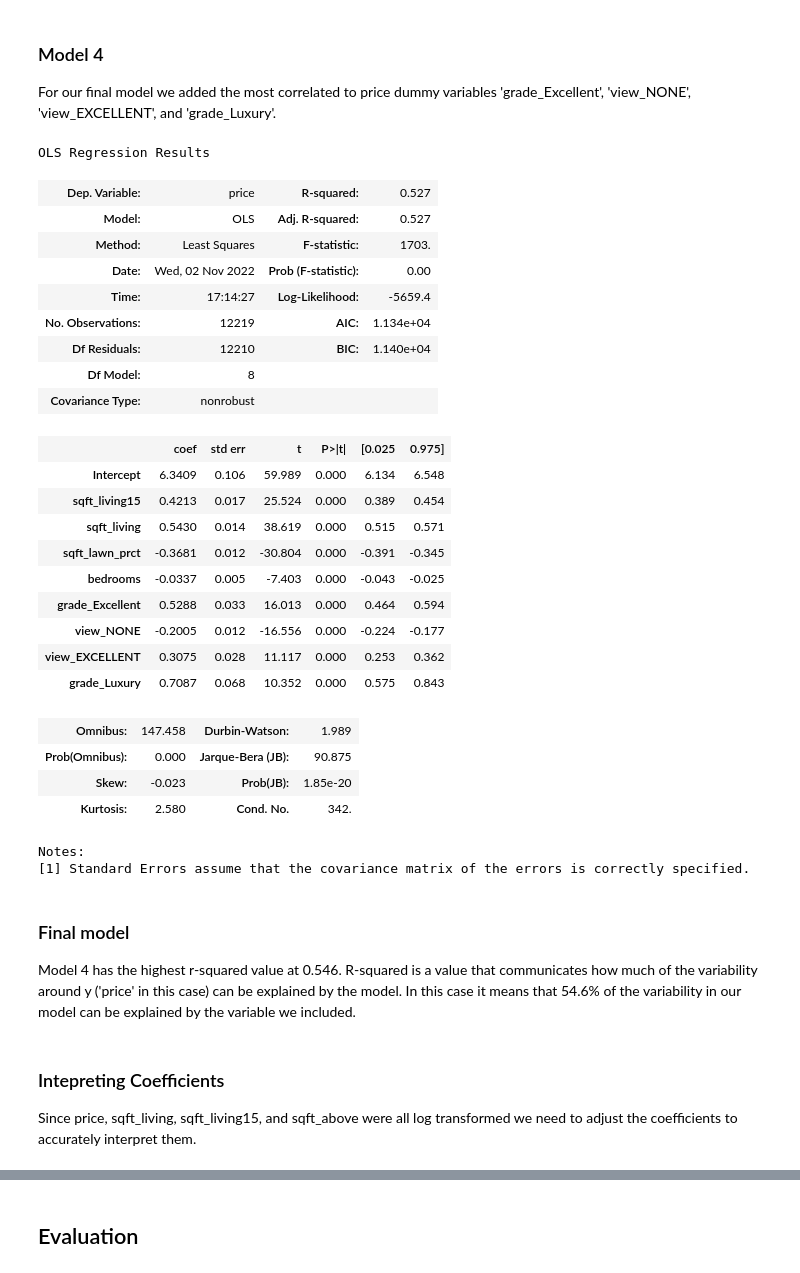
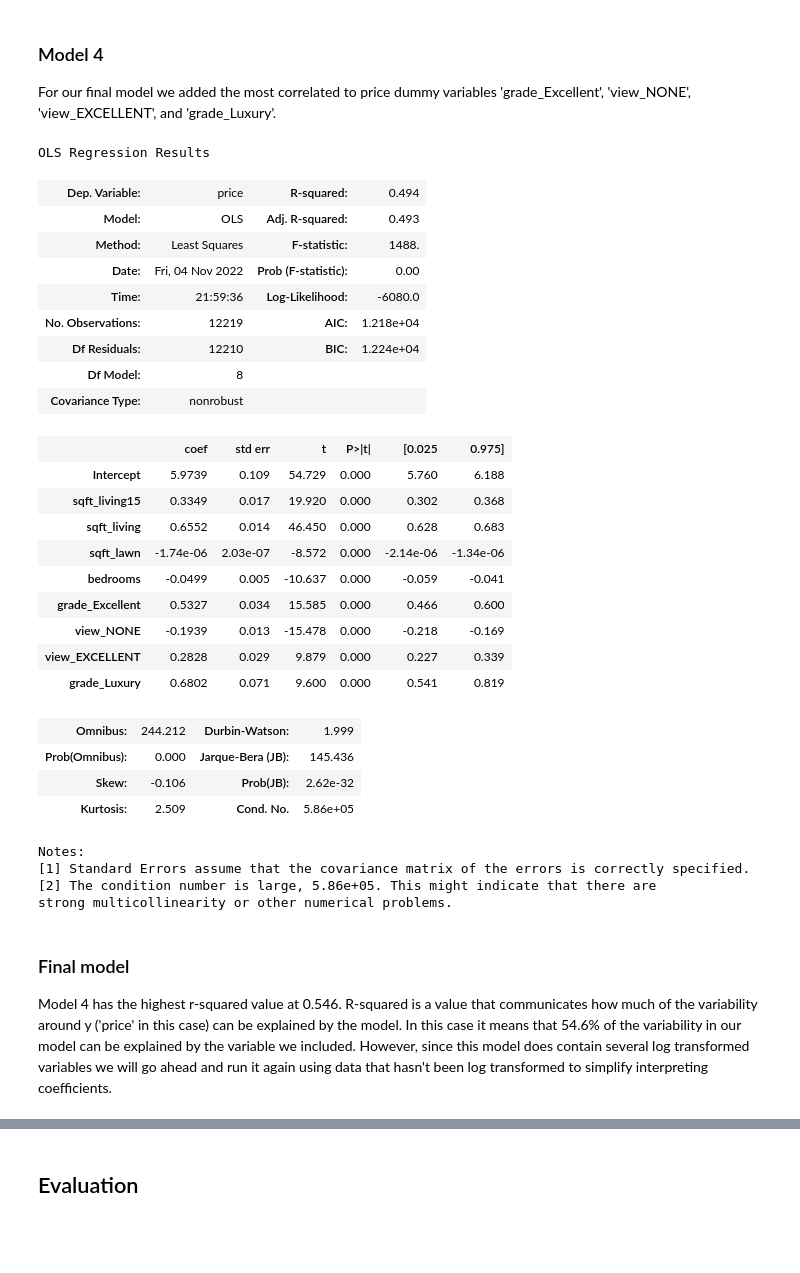
Before and after one commit to SSGrasland/Linear-Regression-on-Housing-Data, a Jupyter notebook: Phase 2 Project.ipynb, the cells around one changed output, grey strips where cells are left out. Cells and saved outputs as stored; diff of their text form; code cells hidden in the pictures; blank space fills up the shorter version.

Commit message:
modified log transformed variables

```diff
--- a/Phase 2 Project.ipynb
+++ b/Phase 2 Project.ipynb
@@ -242,15 +243,15 @@ data['sqft_lawn'] = data['sqft_lot'].subtract(data['sqft_living'])
 data['sqft_lawn15'] = data['sqft_lot15'].subtract(data['sqft_living15'])
 # %%
 #engineering columns that show lawn as percentage of the lot
-data['sqft_lawn_prct'] = data['sqft_lawn']/data['sqft_lot']
-data['sqft_lawn_prct15'] = data['sqft_lawn15']/data['sqft_lot15']
+#data['sqft_lawn_prct'] = data['sqft_lawn']/data['sqft_lot']
+#data['sqft_lawn_prct15'] = data['sqft_lawn15']/data['sqft_lot15']
 # %%
 #dropping sqft_lawn & sqft_lawn15 because they just needed to
 #engingeer sqft_lawn_prct & sqft_lawn_prct15
 #dropping zone because it was just needed to limit the dataset
 
-data.drop('sqft_lawn', axis=1, inplace=True)
-data.drop('sqft_lawn15', axis=1, inplace=True)
+#data.drop('sqft_lawn', axis=1, inplace=True)
+#data.drop('sqft_lawn15', axis=1, inplace=True)
 data.drop('zone', axis=1, inplace=True)
 # %% [markdown]
 The dataset now contains all columns needed for our analysis and is not missing any values.
@@ -604,38 +665,37 @@ Notes:
 For our final model we added the most correlated to price dummy variables 'grade_Excellent', 'view_NONE', 'view_EXCELLENT', and 'grade_Luxury'.
 # %%
 #adding highly correlated dummy variables
-Model_4 = smf.ols(formula='price ~ sqft_living15 + sqft_living + sqft_lawn_prct + bedrooms + grade_Excellent + view_NONE + view_EXCELLENT + grade_Luxury', data=data).fit()
+Model_4 = smf.ols(formula='price ~ sqft_living15 + sqft_living + sqft_lawn + bedrooms + grade_Excellent + view_NONE + view_EXCELLENT + grade_Luxury', data=data).fit()
 Model_4.summary()
 # %% [output]
 OLS Regression Results
-| Dep. Variable: | price | R-squared: | 0.527 |
-| Model: | OLS | Adj. R-squared: | 0.527 |
-| Method: | Least Squares | F-statistic: | 1703. |
-| Date: | Wed, 02 Nov 2022 | Prob (F-statistic): | 0.00 |
-| Time: | 17:14:27 | Log-Likelihood: | -5659.4 |
-| No. Observations: | 12219 | AIC: | 1.134e+04 |
-| Df Residuals: | 12210 | BIC: | 1.140e+04 |
+| Dep. Variable: | price | R-squared: | 0.494 |
+| Model: | OLS | Adj. R-squared: | 0.493 |
+| Method: | Least Squares | F-statistic: | 1488. |
+| Date: | Fri, 04 Nov 2022 | Prob (F-statistic): | 0.00 |
+| Time: | 21:59:36 | Log-Likelihood: | -6080.0 |
+| No. Observations: | 12219 | AIC: | 1.218e+04 |
+| Df Residuals: | 12210 | BIC: | 1.224e+04 |
 | Df Model: | 8 |  |  |
 | Covariance Type: | nonrobust |  |  |
 |  | coef | std err | t | P>|t| | [0.025 | 0.975] |
-| Intercept | 6.3409 | 0.106 | 59.989 | 0.000 | 6.134 | 6.548 |
-| sqft_living15 | 0.4213 | 0.017 | 25.524 | 0.000 | 0.389 | 0.454 |
-| sqft_living | 0.5430 | 0.014 | 38.619 | 0.000 | 0.515 | 0.571 |
-| sqft_lawn_prct | -0.3681 | 0.012 | -30.804 | 0.000 | -0.391 | -0.345 |
-| bedrooms | -0.0337 | 0.005 | -7.403 | 0.000 | -0.043 | -0.025 |
-| grade_Excellent | 0.5288 | 0.033 | 16.013 | 0.000 | 0.464 | 0.594 |
-| view_NONE | -0.2005 | 0.012 | -16.556 | 0.000 | -0.224 | -0.177 |
-| view_EXCELLENT | 0.3075 | 0.028 | 11.117 | 0.000 | 0.253 | 0.362 |
-| grade_Luxury | 0.7087 | 0.068 | 10.352 | 0.000 | 0.575 | 0.843 |
+| Intercept | 5.9739 | 0.109 | 54.729 | 0.000 | 5.760 | 6.188 |
+| sqft_living15 | 0.3349 | 0.017 | 19.920 | 0.000 | 0.302 | 0.368 |
+| sqft_living | 0.6552 | 0.014 | 46.450 | 0.000 | 0.628 | 0.683 |
+| sqft_lawn | -1.74e-06 | 2.03e-07 | -8.572 | 0.000 | -2.14e-06 | -1.34e-06 |
+| bedrooms | -0.0499 | 0.005 | -10.637 | 0.000 | -0.059 | -0.041 |
+| grade_Excellent | 0.5327 | 0.034 | 15.585 | 0.000 | 0.466 | 0.600 |
+| view_NONE | -0.1939 | 0.013 | -15.478 | 0.000 | -0.218 | -0.169 |
+| view_EXCELLENT | 0.2828 | 0.029 | 9.879 | 0.000 | 0.227 | 0.339 |
+| grade_Luxury | 0.6802 | 0.071 | 9.600 | 0.000 | 0.541 | 0.819 |
-| Omnibus: | 147.458 | Durbin-Watson: | 1.989 |
-| Prob(Omnibus): | 0.000 | Jarque-Bera (JB): | 90.875 |
-| Skew: | -0.023 | Prob(JB): | 1.85e-20 |
-| Kurtosis: | 2.580 | Cond. No. | 342. |
+| Omnibus: | 244.212 | Durbin-Watson: | 1.999 |
+| Prob(Omnibus): | 0.000 | Jarque-Bera (JB): | 145.436 |
+| Skew: | -0.106 | Prob(JB): | 2.62e-32 |
+| Kurtosis: | 2.509 | Cond. No. | 5.86e+05 |
 Notes:
 [1] Standard Errors assume that the covariance matrix of the errors is correctly specified.
+[2] The condition number is large, 5.86e+05. This might indicate that there are
+strong multicollinearity or other numerical problems.
 # %% [markdown]
 ### Final model
-Model 4 has the highest r-squared value at 0.546. R-squared is a value that communicates how much of the variability around y ('price' in this case) can be explained by the model. In this case it means that 54.6% of the variability in our model can be explained by the variable we included.
+Model 4 has the highest r-squared value at 0.546. R-squared is a value that communicates how much of the variability around y ('price' in this case) can be explained by the model. In this case it means that 54.6% of the variability in our model can be explained by the variable we included. However, since this model does contain several log transformed variables we will go ahead and run it again using data that hasn't been log transformed to simplify interpreting coefficients.
-# %% [markdown]
-### Intepreting Coefficients
-Since price, sqft_living, sqft_living15, and sqft_above were all log transformed we need to adjust the coefficients to accurately interpret them.
```
Also changed, not shown: parts of 26 cells of this notebook.
